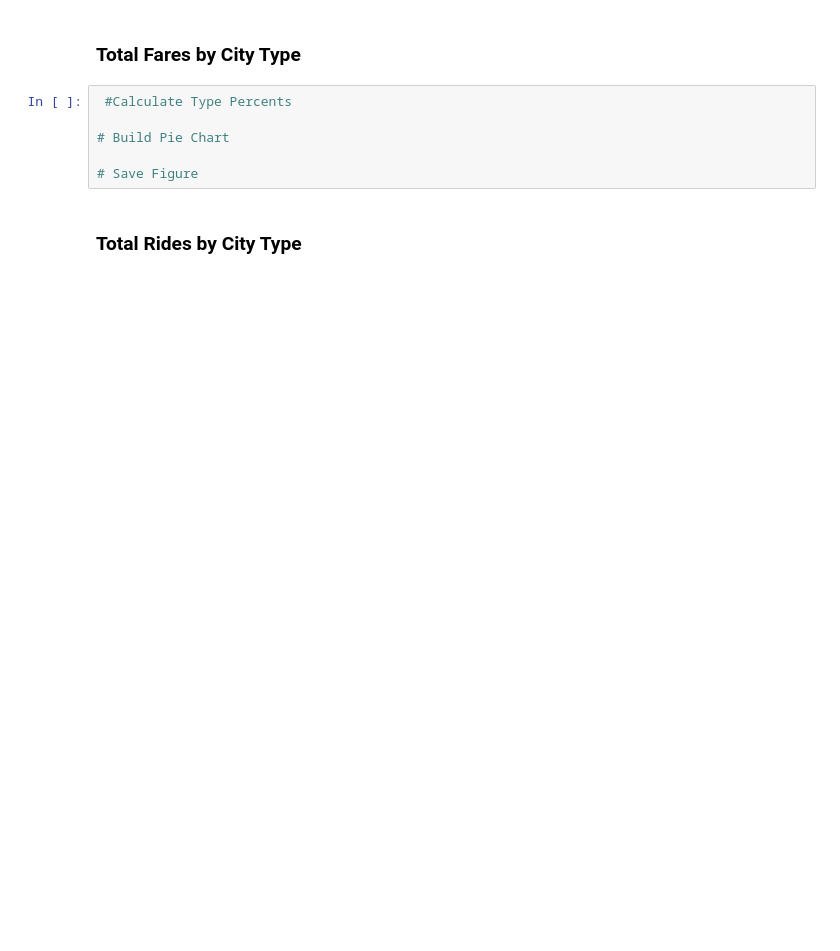
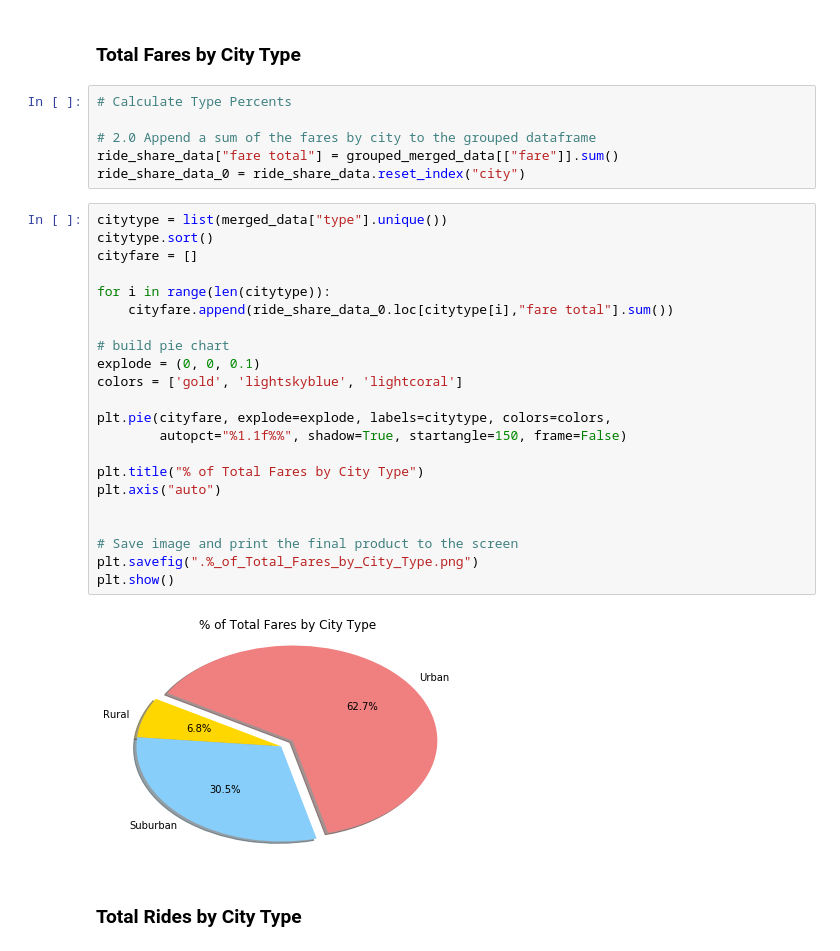
Before and after one commit to lwensley/Module-05, a Jupyter notebook: Pyber Data Analysis.ipynb, the cells around one changed output. Drawn from its saved outputs; the diff is of its cells as text; blank space fills up the shorter version.

```diff
--- a/Pyber Data Analysis.ipynb
+++ b/Pyber Data Analysis.ipynb
@@ -91,10 +100,34 @@ plt.show()
 # %% [markdown]
 ### Total Fares by City Type
-# %%
- #Calculate Type Percents
-
-# Build Pie Chart
-
-# Save Figure
+# %%
+# Calculate Type Percents
+
+# 2.0 Append a sum of the fares by city to the grouped dataframe
+ride_share_data["fare total"] = grouped_merged_data[["fare"]].sum()
+ride_share_data_0 = ride_share_data.reset_index("city")
+# %%
+citytype = list(merged_data["type"].unique())
+citytype.sort()
+cityfare = []
+
+for i in range(len(citytype)):
+    cityfare.append(ride_share_data_0.loc[citytype[i],"fare total"].sum())
+
+# build pie chart
+explode = (0, 0, 0.1)
+colors = ['gold', 'lightskyblue', 'lightcoral']
+
+plt.pie(cityfare, explode=explode, labels=citytype, colors=colors,
+        autopct="%1.1f%%", shadow=True, startangle=150, frame=False)
+
+plt.title("% of Total Fares by City Type")
+plt.axis("auto")
+
+
+# Save image and print the final product to the screen
+plt.savefig(".%_of_Total_Fares_by_City_Type.png")
+plt.show()
+# %% [output]
+[figure, added]
 # %% [markdown]
 ### Total Rides by City Type
```
Also changed, not shown: parts of 7 cells of this notebook, 1 other file.
